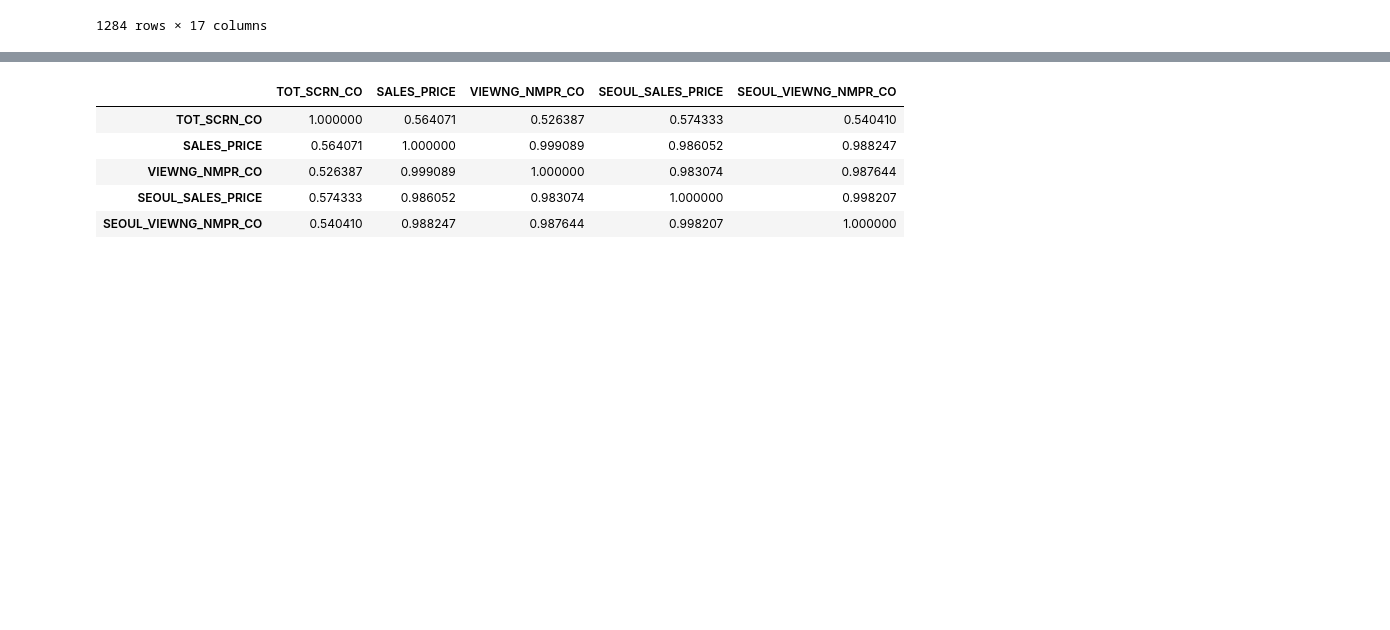
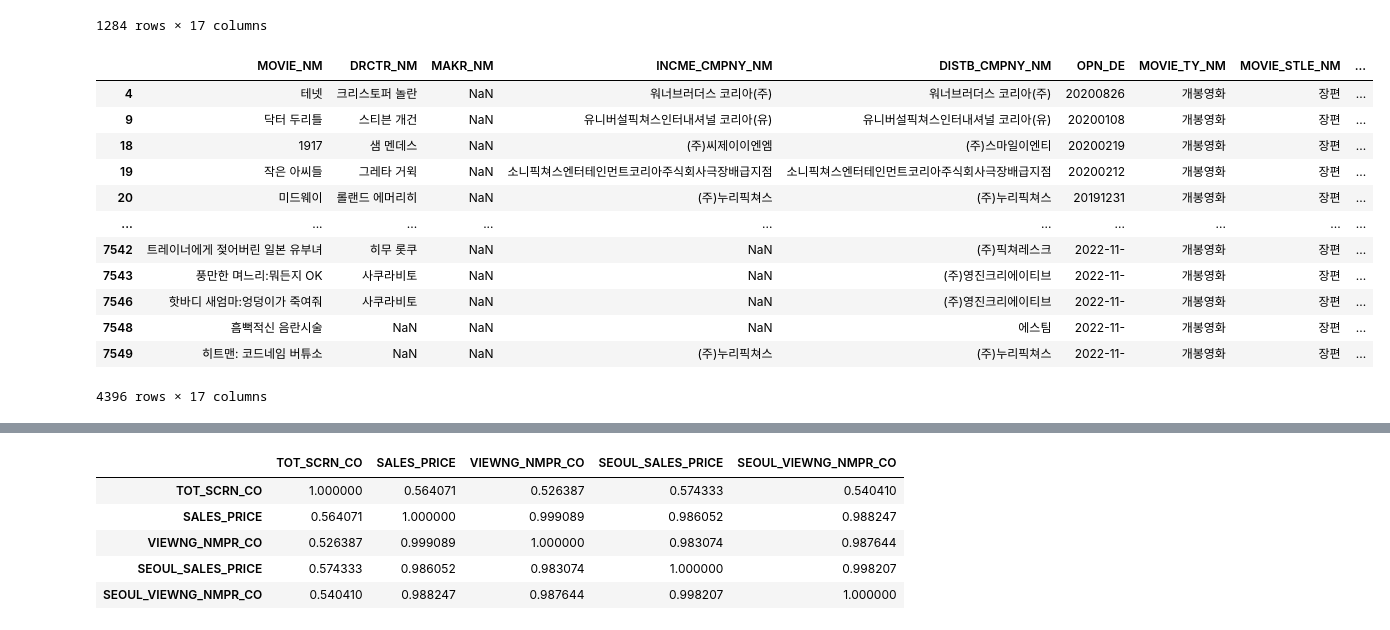
Before and after one commit to Dacon-ai-RunningFive/Dacon-AI, a Jupyter notebook: movie/EDA.ipynb, the cells around one changed output, grey strips where cells are left out. Cells and saved outputs as stored; diff of their text form; code cells hidden in the pictures; blank space fills up the shorter version.

Commit message:
movie update

```diff
--- a/movie/EDA.ipynb
+++ b/movie/EDA.ipynb
@@ -109,3 +109,19 @@ m.loc[m['DRCTR_NM'].isna()]
 | 7548 | 흠뻑적신 음란시술 | NaN | NaN | NaN | 에스팀 | 2022-11- | 개봉영화 | 장편 | ... |
 | 7549 | 히트맨: 코드네임 버튜소 | NaN | NaN | (주)누리픽쳐스 | (주)누리픽쳐스 | 2022-11- | 개봉영화 | 장편 | ... |
 1284 rows × 17 columns
+# %%
+m.loc[m['MAKR_NM'].isna()]
+# %% [output]
+|  | MOVIE_NM | DRCTR_NM | MAKR_NM | INCME_CMPNY_NM | DISTB_CMPNY_NM | OPN_DE | MOVIE_TY_NM | MOVIE_STLE_NM | ... |
+| 4 | 테넷 | 크리스토퍼 놀란 | NaN | 워너브러더스 코리아(주) | 워너브러더스 코리아(주) | 20200826 | 개봉영화 | 장편 | ... |
+| 9 | 닥터 두리틀 | 스티븐 개건 | NaN | 유니버설픽쳐스인터내셔널 코리아(유) | 유니버설픽쳐스인터내셔널 코리아(유) | 20200108 | 개봉영화 | 장편 | ... |
+| 18 | 1917 | 샘 멘데스 | NaN | (주)씨제이이엔엠 | (주)스마일이엔티 | 20200219 | 개봉영화 | 장편 | ... |
+| 19 | 작은 아씨들 | 그레타 거윅 | NaN | 소니픽쳐스엔터테인먼트코리아주식회사극장배급지점 | 소니픽쳐스엔터테인먼트코리아주식회사극장배급지점 | 20200212 | 개봉영화 | 장편 | ... |
+| 20 | 미드웨이 | 롤랜드 에머리히 | NaN | (주)누리픽쳐스 | (주)누리픽쳐스 | 20191231 | 개봉영화 | 장편 | ... |
+| ... | ... | ... | ... | ... | ... | ... | ... | ... | ... |
+| 7542 | 트레이너에게 젖어버린 일본 유부녀 | 히무 롯쿠 | NaN | NaN | (주)픽쳐레스크 | 2022-11- | 개봉영화 | 장편 | ... |
+| 7543 | 풍만한 며느리:뭐든지 OK | 사쿠라비토 | NaN | NaN | (주)영진크리에이티브 | 2022-11- | 개봉영화 | 장편 | ... |
+| 7546 | 핫바디 새엄마:엉덩이가 죽여줘 | 사쿠라비토 | NaN | NaN | (주)영진크리에이티브 | 2022-11- | 개봉영화 | 장편 | ... |
+| 7548 | 흠뻑적신 음란시술 | NaN | NaN | NaN | 에스팀 | 2022-11- | 개봉영화 | 장편 | ... |
+| 7549 | 히트맨: 코드네임 버튜소 | NaN | NaN | (주)누리픽쳐스 | (주)누리픽쳐스 | 2022-11- | 개봉영화 | 장편 | ... |
+4396 rows × 17 columns
```
Also changed, not shown: parts of 1 cell of this notebook.
